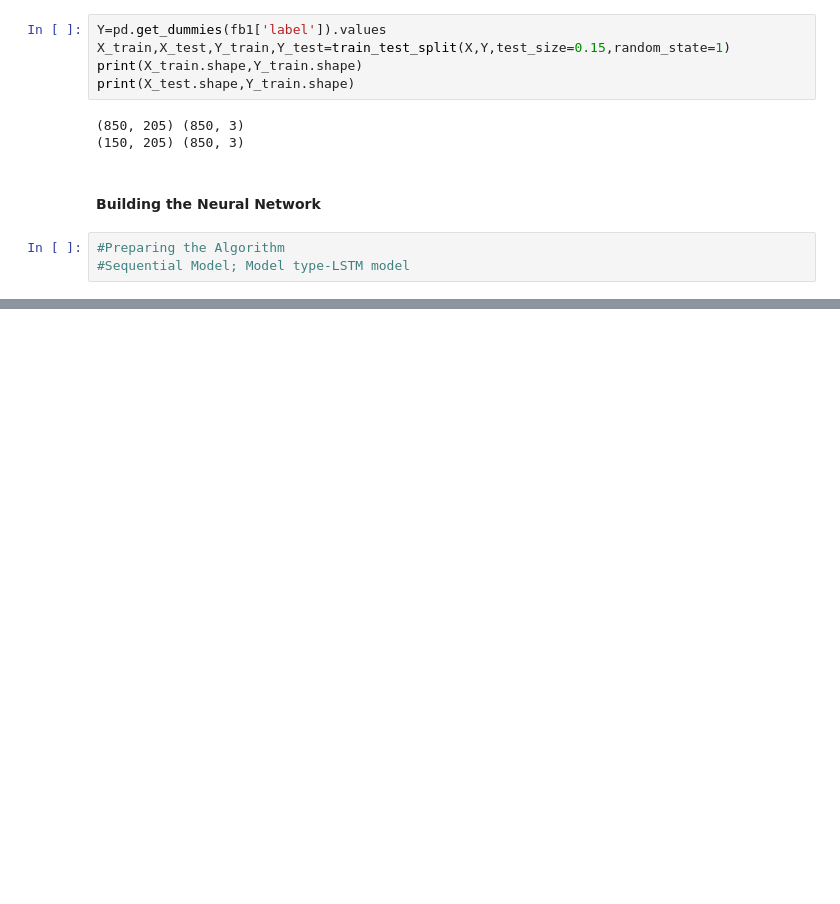
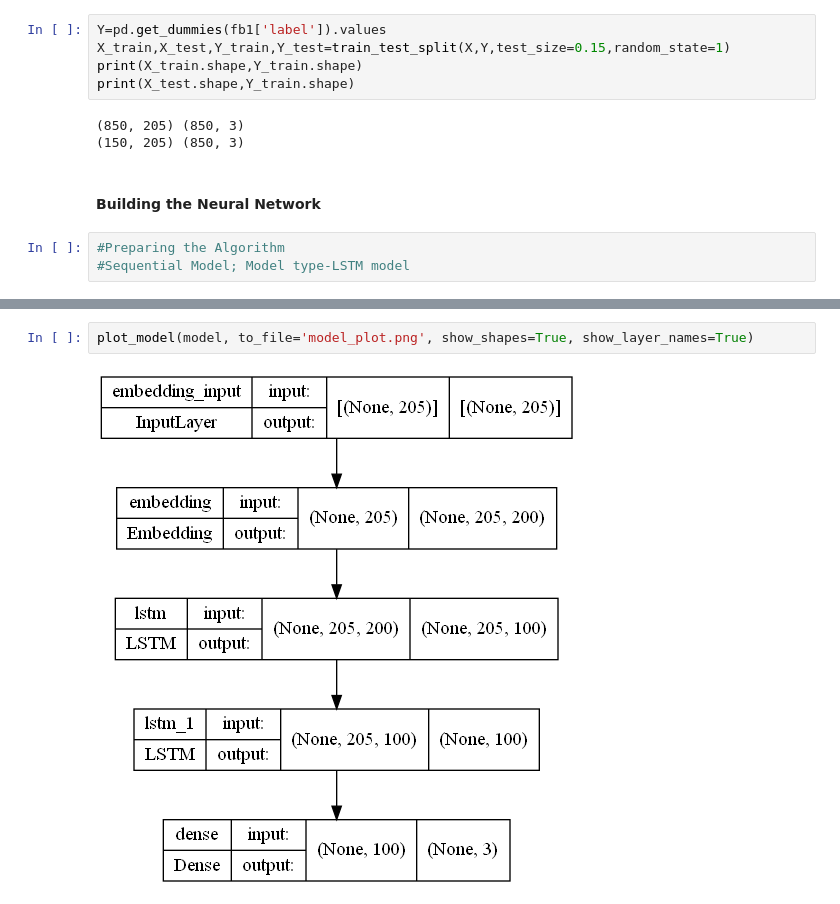
Before and after one commit to ochanyo/Facebook-Sentiment-Analysis, a Jupyter notebook: Sentiment Analysis.ipynb, the cells around one changed output, grey strips where cells are left out. Drawn from its saved outputs; the diff is of its cells as text; blank space fills up the shorter version.

```diff
--- a/Sentiment Analysis.ipynb
+++ b/Sentiment Analysis.ipynb
@@ -250,3 +328,7 @@ None
+# %%
+plot_model(model, to_file='model_plot.png', show_shapes=True, show_layer_names=True)
+# %% [output]
+[figure, added]
 # %%
 #Training The Model
 batch_size=32
```
Also changed, not shown: parts of 27 cells of this notebook, 7 other files.
